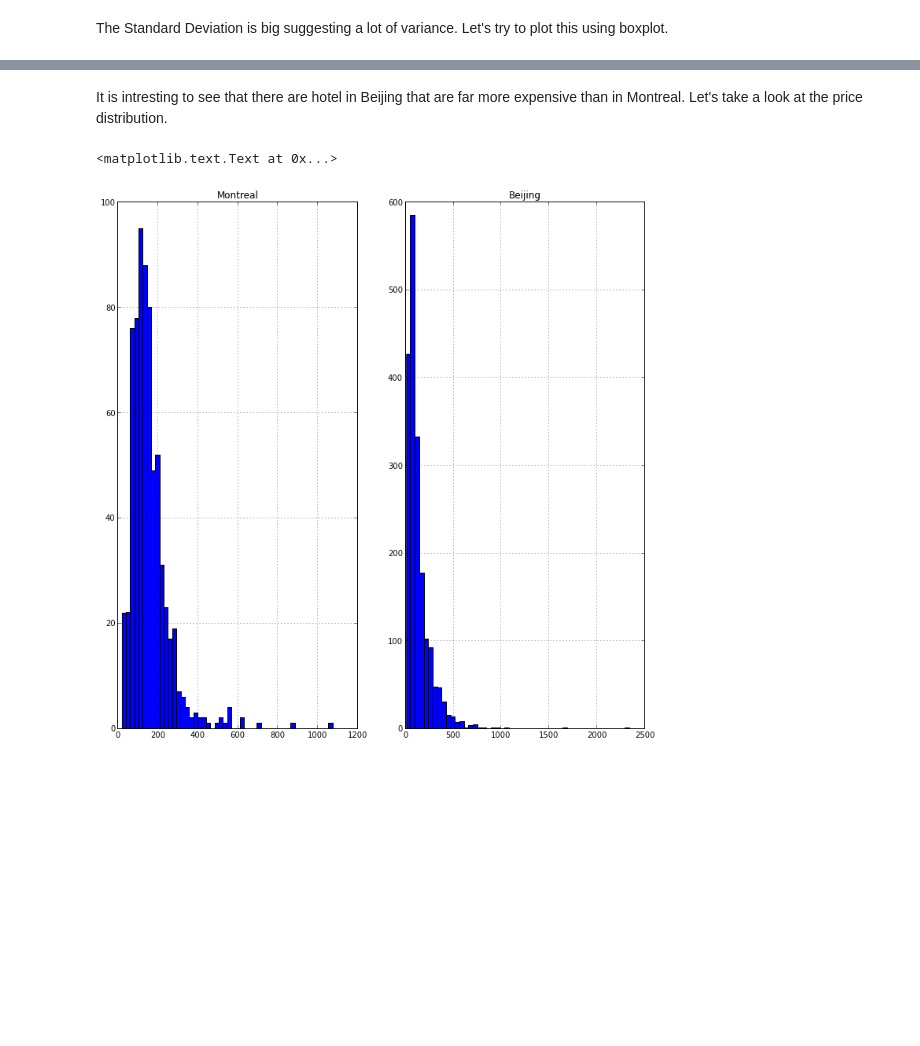
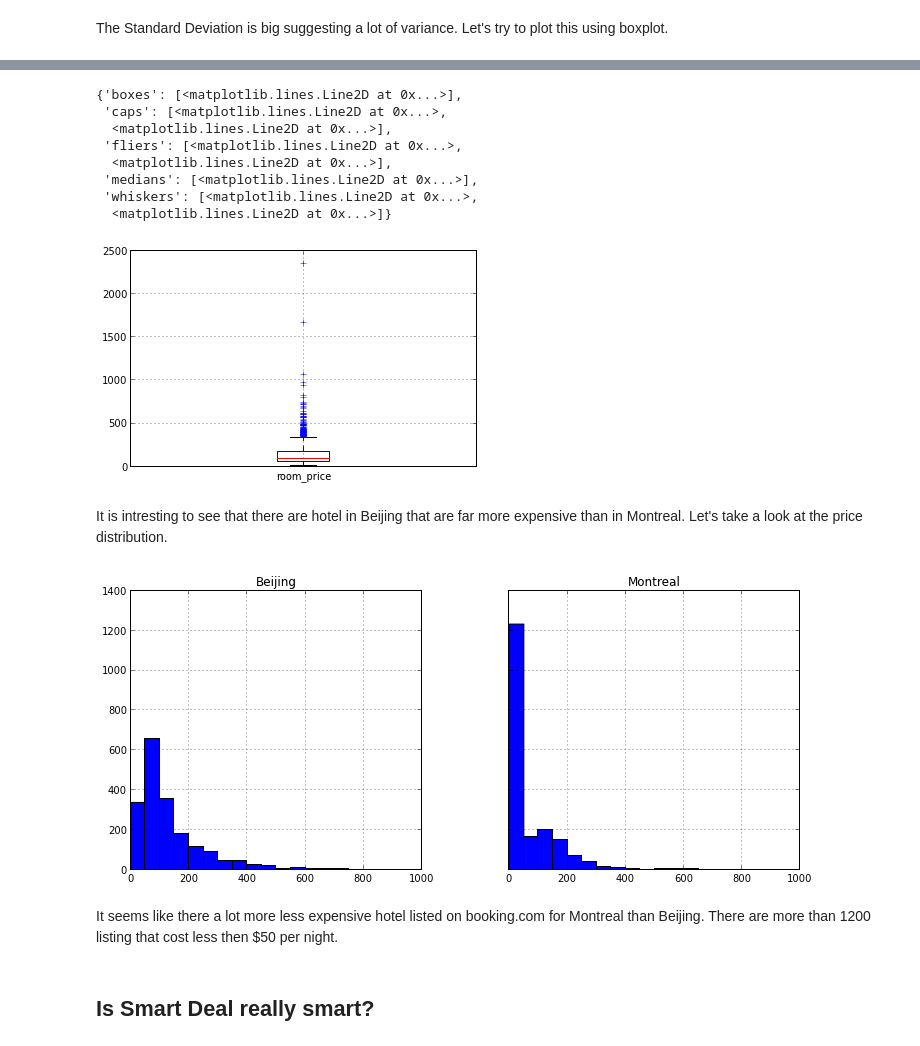
Before and after one commit to joashxu/dataexplore, a Jupyter notebook: hotelprice.ipynb, the cells around one changed output, grey strips where cells are left out. Saved outputs shown, nothing was run; the diff lists cells and outputs as text; code cells hidden in the pictures; blank space fills up the shorter version.

```diff
--- a/hotelprice.ipynb
+++ b/hotelprice.ipynb
@@ -156,10 +127,32 @@ beijing_df.boxplot()
+# %%
+bp = beijing_df.boxplot()
+# %% [output]
+{'boxes': [<matplotlib.lines.Line2D at 0x...>],
+ 'caps': [<matplotlib.lines.Line2D at 0x...>,
+  <matplotlib.lines.Line2D at 0x...>],
+ 'fliers': [<matplotlib.lines.Line2D at 0x...>,
+  <matplotlib.lines.Line2D at 0x...>],
+ 'medians': [<matplotlib.lines.Line2D at 0x...>],
+ 'whiskers': [<matplotlib.lines.Line2D at 0x...>,
+  <matplotlib.lines.Line2D at 0x...>]}
+[figure, added]
 # %% [markdown]
 It is intresting to see that there are hotel in Beijing that are far more expensive than in Montreal. Let's take a look at the price distribution.
-# %%
-fig, axes = plt.subplots(nrows=1, ncols=2)
-fig.set_size_inches(12, 12)
-montreal_df['room_price'].hist(ax=axes[0], bins=50); axes[0].set_title('Montreal')
-beijing_df['room_price'].hist(ax=axes[1], bins=50); axes[1].set_title('Beijing')
-# %% [output]
-<matplotlib.text.Text at 0x...>
-[figure, removed]
+# %%
+len_bei = len(beijing_df['room_price'])
+len_mon = len(montreal_df['room_price'])
+bins = range(0, 1000, 50)
+
+fig, axes = plt.subplots(nrows=1, ncols=1)
+fig.set_size_inches(12, 5)
+
+bei_mon = zip(beijing_df['room_price'].values, montreal_df['room_price'].values)
+bei_mon.extend(zip(beijing_df['room_price'].values[len_mon:], [0]*(len_bei-len_mon)))
+bei_mon_df = pd.DataFrame(bei_mon, columns=['Beijing', 'Montreal'])
+h = bei_mon_df.hist(ax=axes, bins=bins, sharey=True)
+# %% [output]
+[figure, added]
+# %% [markdown]
+It seems like there a lot more less expensive hotel listed on booking.com for Montreal than Beijing. There are more than 1200 listing that cost less then $50 per night.
+# %% [markdown]
+## Is Smart Deal really smart?
```
Also changed, not shown: parts of 6 cells of this notebook.
